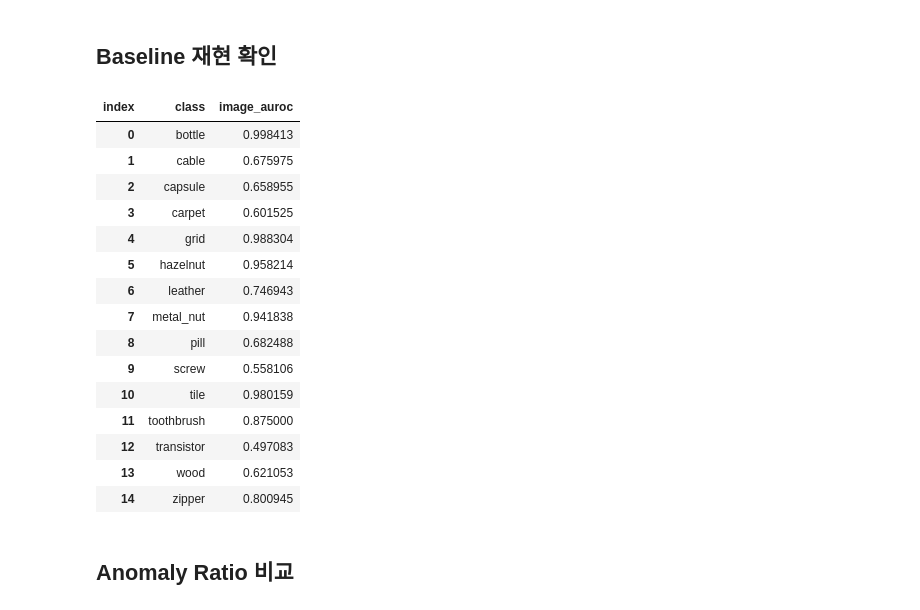
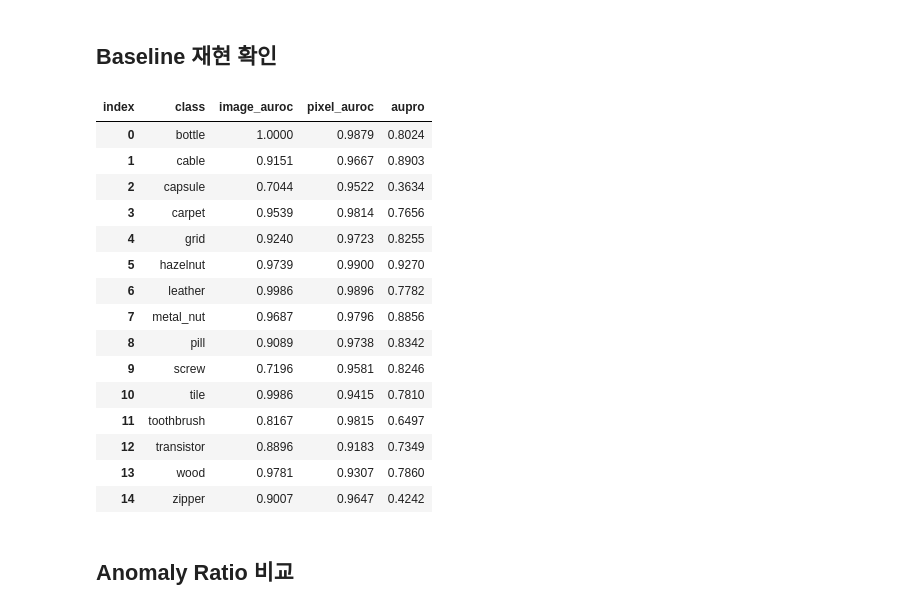
Before and after one commit to crimama/Noisy-Anomaly-Detection-for-Noise-less-train-data-, a Jupyter notebook: working_Evaluation.ipynb, the cells around one changed output. Drawn from its saved outputs; the diff is of its cells as text; code cells hidden in the pictures.

```diff
--- a/working_Evaluation.ipynb
+++ b/working_Evaluation.ipynb
@@ -46,39 +193,39 @@ def plot_log(data,class_name, metrics:list, figsize:tuple = (10,7)):
 # %% [markdown]
 ## Baseline 재현 확인
 # %%
-version = 'base-anomaly_ratio_0'
-result_dir = './results/benchmark/MVTecAD/'
-method = 'STPM'
+version = 'anomalib-anomaly_ratio_0'
+result_dir = './results/MVTecAD/'
+method = 'AnomalibSTPM'
 
-log_dirs = glob(os.path.join(result_dir,'*',method,version,'results_seed0_best.json'))
+log_dirs = glob(os.path.join(result_dir,method,'*',version,'results_seed0_best.json'))
 df = pd.DataFrame()
 
 for log_dir in log_dirs:
     temp_df = pd.DataFrame(json.load(open(log_dir)))
-    temp_df['class'] = log_dir.split('/')[-4]
+    temp_df['class'] = log_dir.split('/')[-3]
     df = pd.concat([df,temp_df])
 df = df.reset_index()
 df = df.pivot(index='class', columns='index', values='test')
 df = df.reset_index()
 # %%
-df[['class','image_auroc']].sort_values(by='class',ascending=True)
+df[['class','image_auroc','pixel_auroc','aupro']].sort_values(by='class',ascending=True)
 # %% [output]
-| index | class | image_auroc |
-| 0 | bottle | 0.998413 |
-| 1 | cable | 0.675975 |
-| 2 | capsule | 0.658955 |
-| 3 | carpet | 0.601525 |
-| 4 | grid | 0.988304 |
-| 5 | hazelnut | 0.958214 |
-| 6 | leather | 0.746943 |
-| 7 | metal_nut | 0.941838 |
-| 8 | pill | 0.682488 |
-| 9 | screw | 0.558106 |
-| 10 | tile | 0.980159 |
-| 11 | toothbrush | 0.875000 |
-| 12 | transistor | 0.497083 |
-| 13 | wood | 0.621053 |
-| 14 | zipper | 0.800945 |
+| index | class | image_auroc | pixel_auroc | aupro |
+| 0 | bottle | 1.0000 | 0.9879 | 0.8024 |
+| 1 | cable | 0.9151 | 0.9667 | 0.8903 |
+| 2 | capsule | 0.7044 | 0.9522 | 0.3634 |
+| 3 | carpet | 0.9539 | 0.9814 | 0.7656 |
+| 4 | grid | 0.9240 | 0.9723 | 0.8255 |
+| 5 | hazelnut | 0.9739 | 0.9900 | 0.9270 |
+| 6 | leather | 0.9986 | 0.9896 | 0.7782 |
+| 7 | metal_nut | 0.9687 | 0.9796 | 0.8856 |
+| 8 | pill | 0.9089 | 0.9738 | 0.8342 |
+| 9 | screw | 0.7196 | 0.9581 | 0.8246 |
+| 10 | tile | 0.9986 | 0.9415 | 0.7810 |
+| 11 | toothbrush | 0.8167 | 0.9815 | 0.6497 |
+| 12 | transistor | 0.8896 | 0.9183 | 0.7349 |
+| 13 | wood | 0.9781 | 0.9307 | 0.7860 |
+| 14 | zipper | 0.9007 | 0.9647 | 0.4242 |
 # %% [markdown]
 ## Anomaly Ratio 비교
 # %%
```
Also changed, not shown: parts of 10 cells of this notebook, 2 other files.
